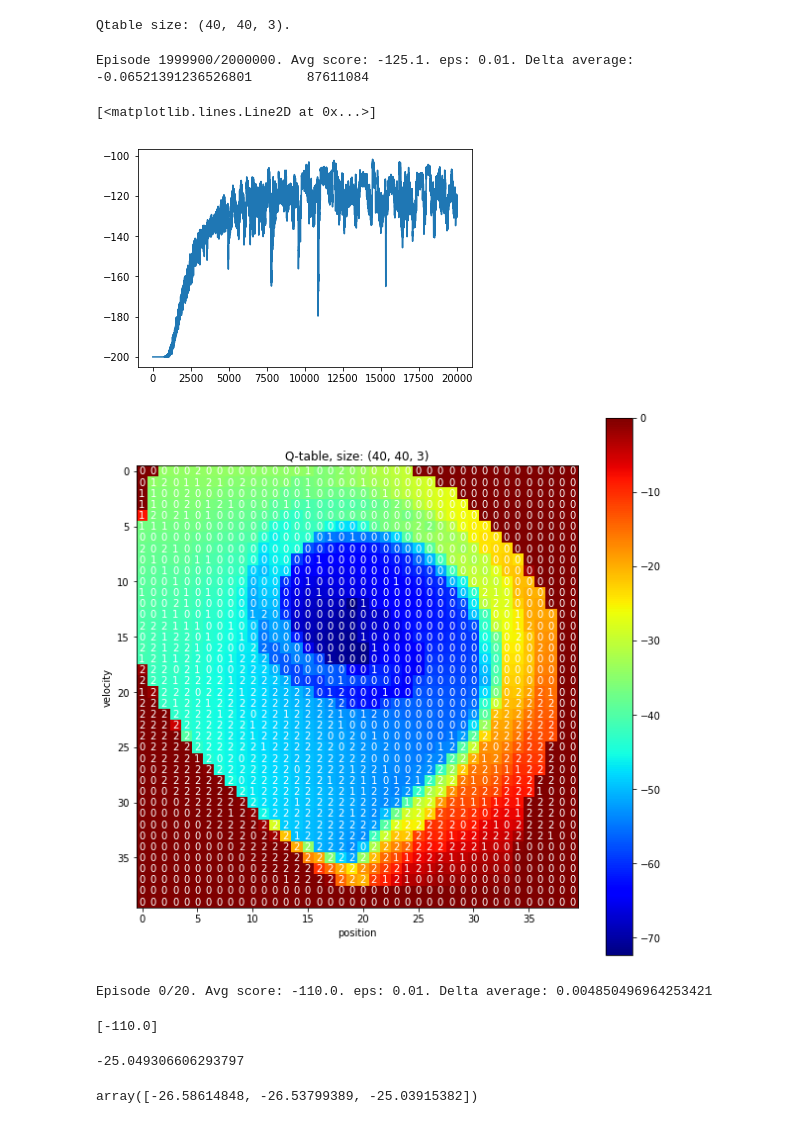
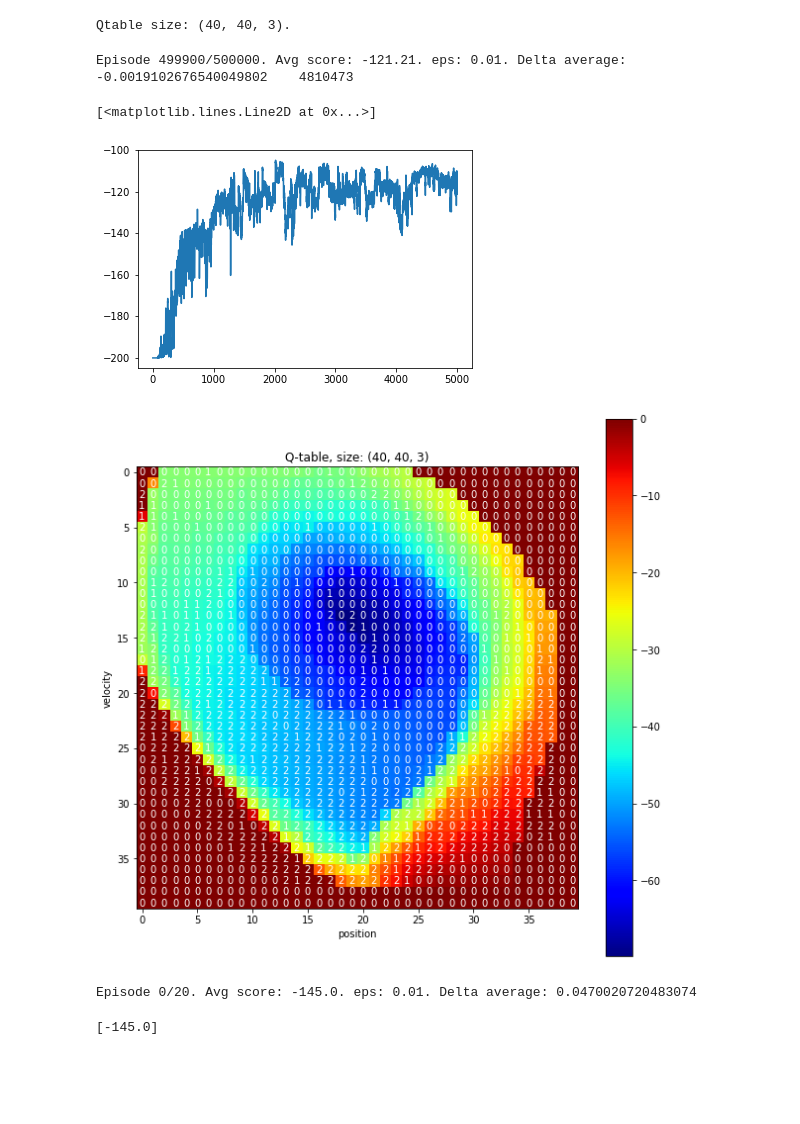
Before and after one commit to chihoxtra/reinforcement_learning, a Jupyter notebook: [PlayAround][Reinforcement Learning][Gym Env].ipynb, the cells around one changed output. Saved outputs shown, nothing was run; the diff lists cells and outputs as text; code cells hidden in the pictures; blank space fills up the shorter version.

Commit message:
updated with faster rate of decay of eps faster to converge

```diff
--- a/[PlayAround][Reinforcement Learning][Gym Env].ipynb
+++ b/[PlayAround][Reinforcement Learning][Gym Env].ipynb
@@ -58,7 +58,7 @@ def plot_q_table(q_table):
 class GymAgent:
 
     def __init__(self, env, nA=9, state_grid=None, gamma=0.99, alpha=0.02, eps=1.0,
-                 eps_decay_rate=0.99, eps_min=0.05, seed=505):
+                 eps_decay_rate=0.99, eps_min=0.05, seed=505, reset_eps_threshold=0):
         """ Initialize agent.
 
         Params
@@ -80,6 +80,7 @@ class GymAgent:
         self.reset_count = 0
         self.delta_list = []
         self.delta_average = 0.0
+        self.reset_eps_threshold = reset_eps_threshold
         print("Qtable size: {}. ".format(self.Q.shape))
 
     def discretize(self, raw_state, grid):
@@ -165,7 +166,7 @@ class GymAgent:
 
     def reset_episode(self):
         s = self.env.reset()
-        if self.reset_count < 100:
+        if self.reset_count < self.reset_eps_threshold:
             self.reset_count += 1
         else:
             self.eps = self.eps * self.eps_decay_rate
@@ -222,19 +223,19 @@ gym_agent1 = GymAgent(env, env.action_space.n, state_grid,
 # %% [output]
 Qtable size: (40, 40, 3).
 # %%
-average_score = gym_agent1.run(2000000, mode='train')
+average_score = gym_agent1.run(500000, mode='train')
 plt.plot(average_score)
 # %% [output]
-Episode 1999900/2000000. Avg score: -125.1. eps: 0.01. Delta average: -0.06521391236526801       87611084
+Episode 499900/500000. Avg score: -121.21. eps: 0.01. Delta average: -0.0019102676540049802    4810473
 [<matplotlib.lines.Line2D at 0x...>]
-[figure, old version]
+[figure, new version]
 # %%
 plot_q_table(gym_agent1.Q)
 # %% [output]
-[figure, old version]
+[figure, new version]
 # %%
 gym_agent1.run(20, mode='test')
 # %% [output]
-Episode 0/20. Avg score: -110.0. eps: 0.01. Delta average: 0.004850496964253421
+Episode 0/20. Avg score: -145.0. eps: 0.01. Delta average: 0.0470020720483074
-[-110.0]
+[-145.0]
 # %%
@@ -244,8 +242,0 @@ eps = gym_agent1.eps
-# %%
-(1-eps)*np.max(gym_agent1.Q[s1]) + (eps/3)*(np.sum(gym_agent1.Q[s1]))
-# %% [output]
--25.049306606293797
-# %%
-gym_agent1.Q[((s1))]
-# %% [output]
-array([-26.58614848, -26.53799389, -25.03915382])
```
Also changed, not shown: parts of 2 cells of this notebook, 4 other files.
